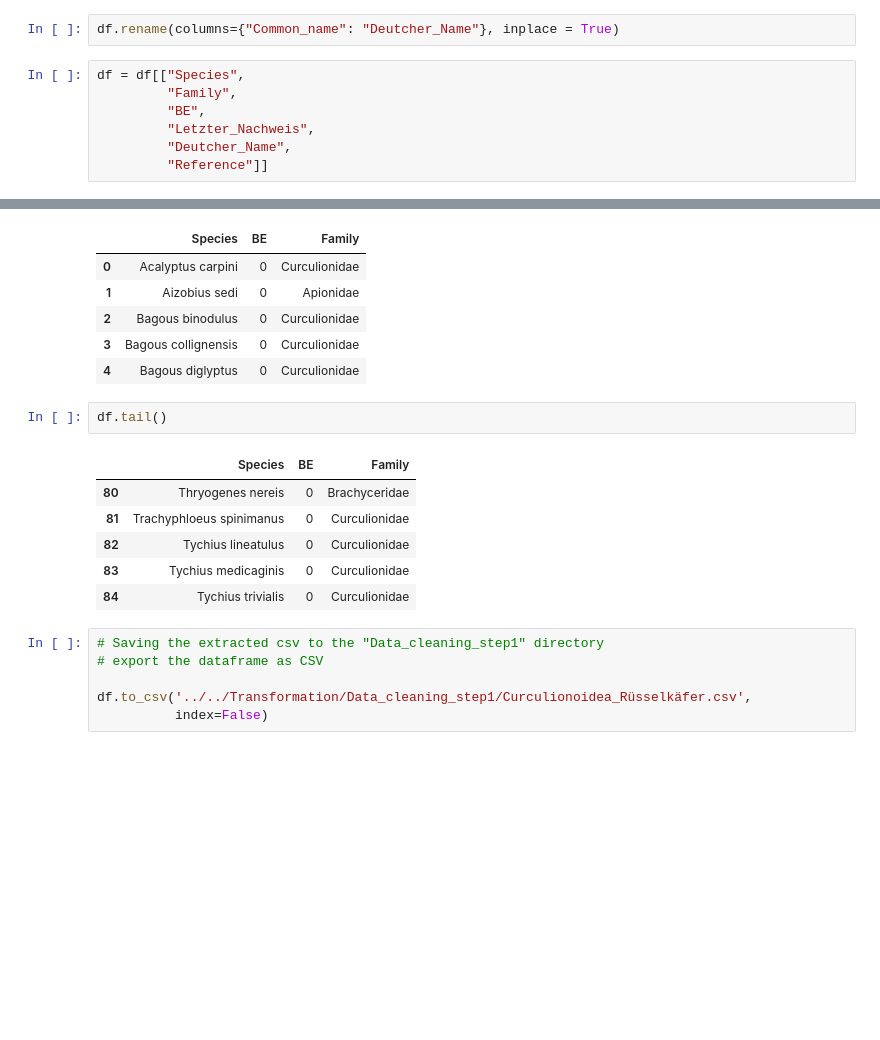
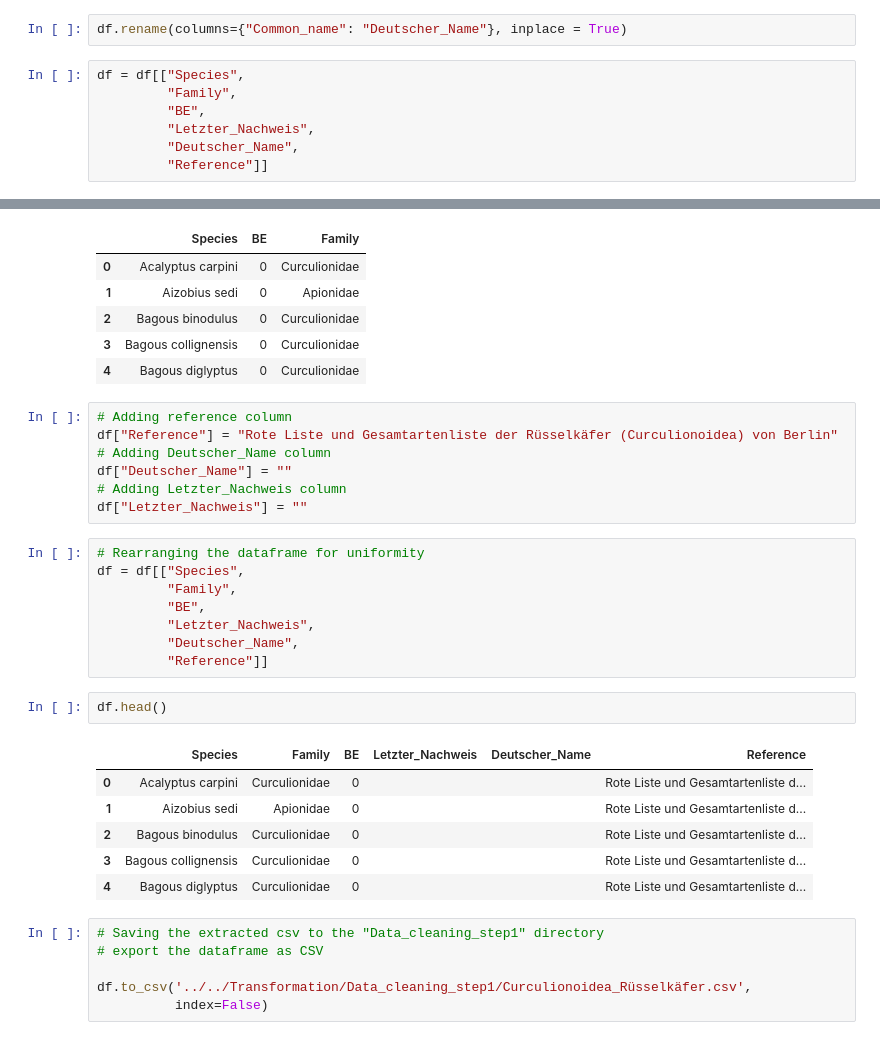
Before and after one commit to Zzzhenya/Berlin-red-list, a Jupyter notebook: Transformation/Raw_csv/Insecta.ipynb, the cells around one changed output, grey strips where cells are left out. Saved outputs shown, nothing was run; the diff lists cells and outputs as text; blank space fills up the shorter version.

Commit message:
Updated with ordered columns upto 14

```diff
--- a/Transformation/Raw_csv/Insecta.ipynb
+++ b/Transformation/Raw_csv/Insecta.ipynb
@@ -334,13 +334,13 @@ df.head()
 | 3 | Aphodius niger | 0 | NaN | Scarabaeidae |  | Rote Liste und Gesamtartenliste d... |
 | 4 | Aphodius obliteratus | 0 | NaN | Scarabaeidae |  | Rote Liste und Gesamtartenliste d... |
 # %%
-df.rename(columns={"Common_name": "Deutcher_Name"}, inplace = True)
+df.rename(columns={"Common_name": "Deutscher_Name"}, inplace = True)
 # %%
 df = df[["Species",
          "Family",
          "BE",
          "Letzter_Nachweis",
-         "Deutcher_Name",
+         "Deutscher_Name",
          "Reference"]]
 # %%
 '''# Adding Family: Scarabaeoidea to all rows
@@ -1378,15 +1488,30 @@ df.head()
 | 2 | Bagous binodulus | 0 | Curculionidae |
 | 3 | Bagous collignensis | 0 | Curculionidae |
 | 4 | Bagous diglyptus | 0 | Curculionidae |
+# %%
+# Adding reference column
+df["Reference"] = "Rote Liste und Gesamtartenliste der Rüsselkäfer (Curculionoidea) von Berlin"
+# Adding Deutscher_Name column
+df["Deutscher_Name"] = ""
+# Adding Letzter_Nachweis column
+df["Letzter_Nachweis"] = ""
+# %%
+# Rearranging the dataframe for uniformity
+df = df[["Species",
+         "Family",
+         "BE",
+         "Letzter_Nachweis",
+         "Deutscher_Name",
+         "Reference"]]
 # %%
-df.tail()
+df.head()
 # %% [output]
-|  | Species | BE | Family |
-| 80 | Thryogenes nereis | 0 | Brachyceridae |
-| 81 | Trachyphloeus spinimanus | 0 | Curculionidae |
-| 82 | Tychius lineatulus | 0 | Curculionidae |
-| 83 | Tychius medicaginis | 0 | Curculionidae |
-| 84 | Tychius trivialis | 0 | Curculionidae |
+|  | Species | Family | BE | Letzter_Nachweis | Deutscher_Name | Reference |
+| 0 | Acalyptus carpini | Curculionidae | 0 |  |  | Rote Liste und Gesamtartenliste d... |
+| 1 | Aizobius sedi | Apionidae | 0 |  |  | Rote Liste und Gesamtartenliste d... |
+| 2 | Bagous binodulus | Curculionidae | 0 |  |  | Rote Liste und Gesamtartenliste d... |
+| 3 | Bagous collignensis | Curculionidae | 0 |  |  | Rote Liste und Gesamtartenliste d... |
+| 4 | Bagous diglyptus | Curculionidae | 0 |  |  | Rote Liste und Gesamtartenliste d... |
 # %%
 # Saving the extracted csv to the "Data_cleaning_step1" directory
 # export the dataframe as CSV
```
Also changed, not shown: parts of 100 cells of this notebook.
